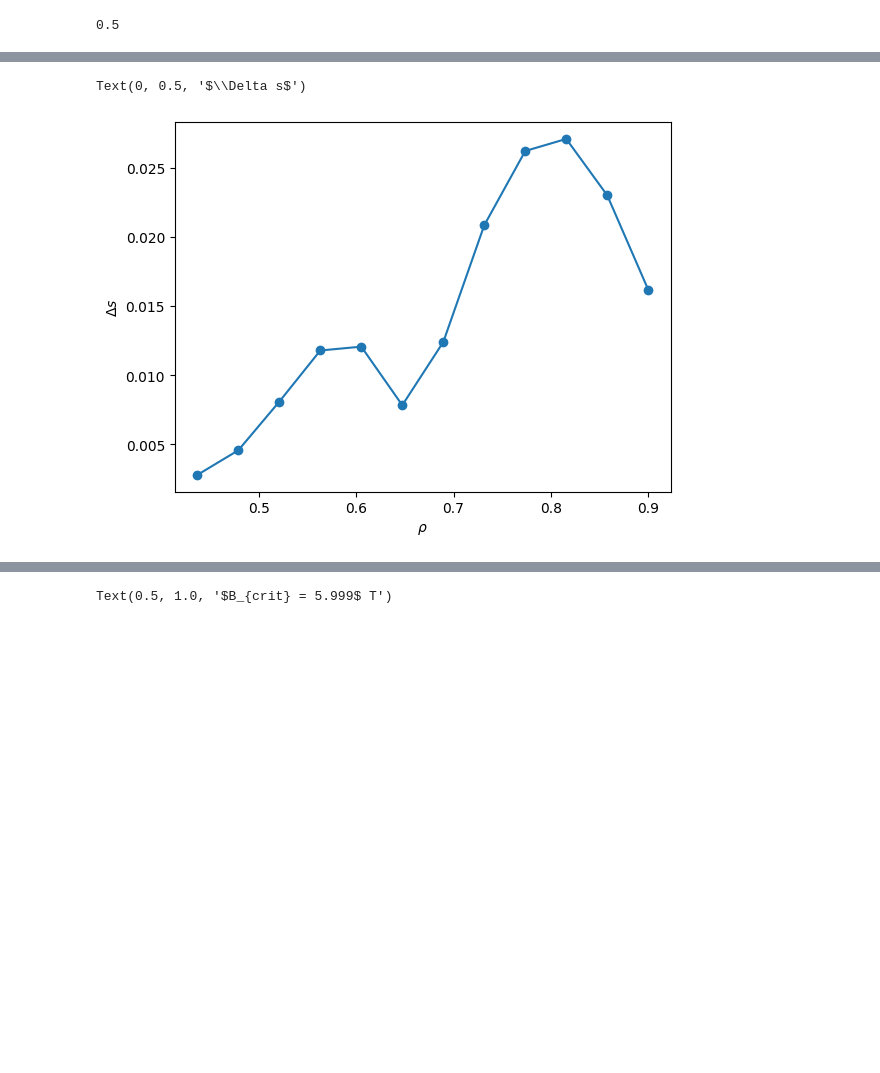
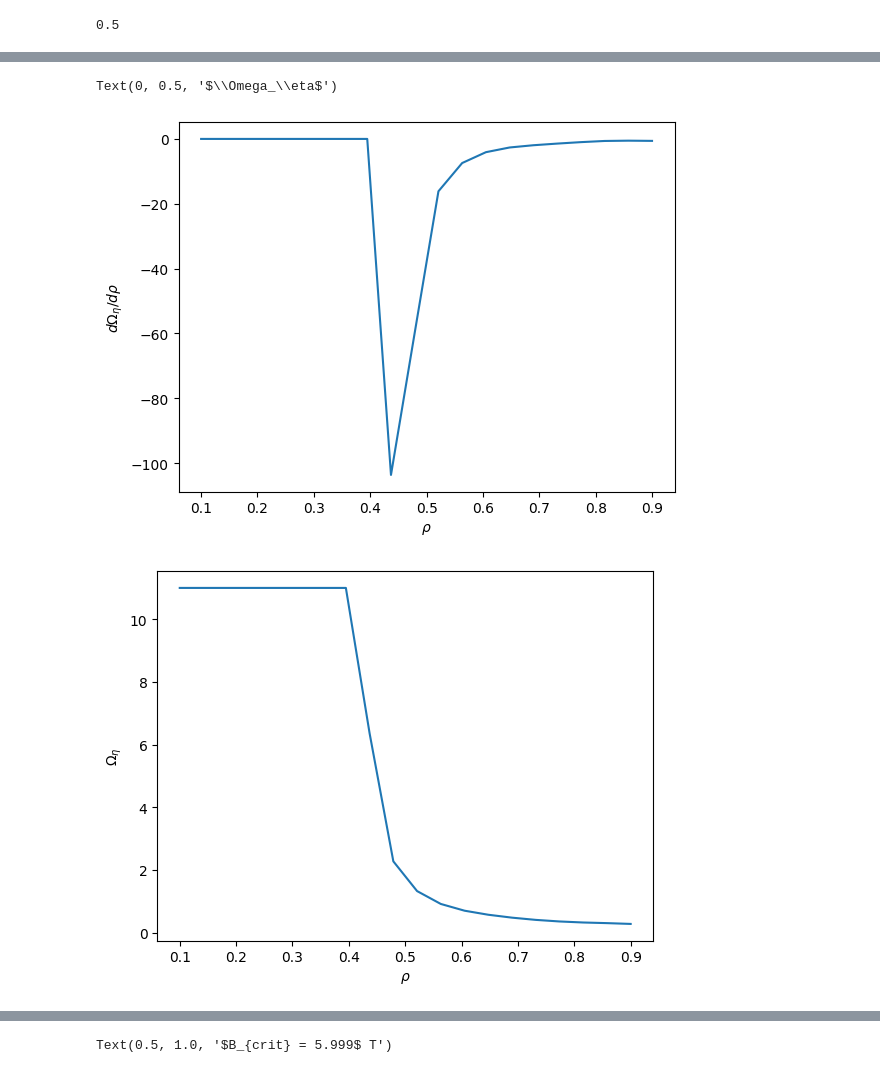
Before and after one commit to jlabbate15/DESC_TrappedRes, a Jupyter notebook: desc/ResonanceOpt/results_01282026.ipynb, the cells around one changed output, grey strips where cells are left out. Drawn from its saved outputs; the diff is of its cells as text; code cells hidden in the pictures; blank space fills up the shorter version.

```diff
--- a/desc/ResonanceOpt/results_01282026.ipynb
+++ b/desc/ResonanceOpt/results_01282026.ipynb
@@ -17,13 +17,14 @@ eq = desc.io.load("desc_eq_beta2.5_QA.h5")
 
 # rhos = np.sqrt(np.linspace(0.1,0.9,20)) # rho = sqrt(s)
 rhos = np.linspace(0.1,0.9,20)
-alphas = np.linspace(0,2*np.pi,7)
+alphas = np.linspace(0,2*np.pi,4)
 # pitch_invs = None
 N=0
 num_transit = 6
 wd_blur = 1.2
 num_pitch = 2
 pitch_invs = np.linspace(5.999,6.01,num_pitch)
+KE_frac = 1
 ##
 # %%
 obj = TrappedResonance(
@@ -36,6 +37,7 @@ obj = TrappedResonance(
                         wd_blur=wd_blur,
                         num_pitch=num_pitch,
                         pitch_method=2,
+                        KE_frac=np.array([KE_frac]),
                         pitch_invs=pitch_invs,
                         STAB_SACRIFICE=False, # True = sacrifice Omega_eta' for numerical stability,
                         DEBUG=True,
@@ -164,28 +179,20 @@ i_res = 3
 # %%
 # Testing
 
 # Omega_prime - this looks fine
-# fig3,ax3 = plt.subplots()
-# ax3.plot(rhos,value['Omega_prime'][:,0,0,i_res])
-# ax3.set_xlabel(r'$\rho$')
-# ax3.set_ylabel(r'$d\Omega_\eta/d\rho$')
+fig3,ax3 = plt.subplots()
+ax3.plot(rhos,value['Omega_prime'][:,0,0,i_res])
+ax3.set_xlabel(r'$\rho$')
+ax3.set_ylabel(r'$d\Omega_\eta/d\rho$')
 
-# fig3,ax3 = plt.subplots()
-# ax3.plot(rhos,value['omega_arr'][:,0,0])
-# ax3.set_xlabel(r'$\rho$')
-# ax3.set_ylabel(r'$\Omega_\eta$')
-
-# psi_drift_out - so Deltapsi and Deltarho are the same. This means there is something off about the calculation of psi_drift_out
-psi_drift_out = value['psi_drift_out'] # := (rho,Bcrit,well,res)
-psi_drift_out = psi_drift_out[:,0,0,i_res]
-deltaPsi = 4 * ((psi_drift_out / (np.pi*(2**2)*value['Omega_prime'][:,0,0,i_res]**2))**(1/4))
-fig4,ax4 = plt.subplots()
-ax4.plot(rhos,deltaPsi/value['psi_a'],'-o')
-ax4.set_xlabel(r'$\rho$')
-ax4.set_ylabel(r'$\Delta s$')
+fig3,ax3 = plt.subplots()
+ax3.plot(rhos,value['omega_arr'][:,0,0])
+ax3.set_xlabel(r'$\rho$')
+ax3.set_ylabel(r'$\Omega_\eta$')
 # %% [output]
-Text(0, 0.5, '$\\Delta s$')
+Text(0, 0.5, '$\\Omega_\\eta$')
-[figure, old version]
+[figure, new version]
+[figure, added]
 # %%
 print(np.sqrt(0.45))
 fig5,ax5 = plt.subplots()
```
Also changed, not shown: parts of 6 cells of this notebook, 2 other files.
